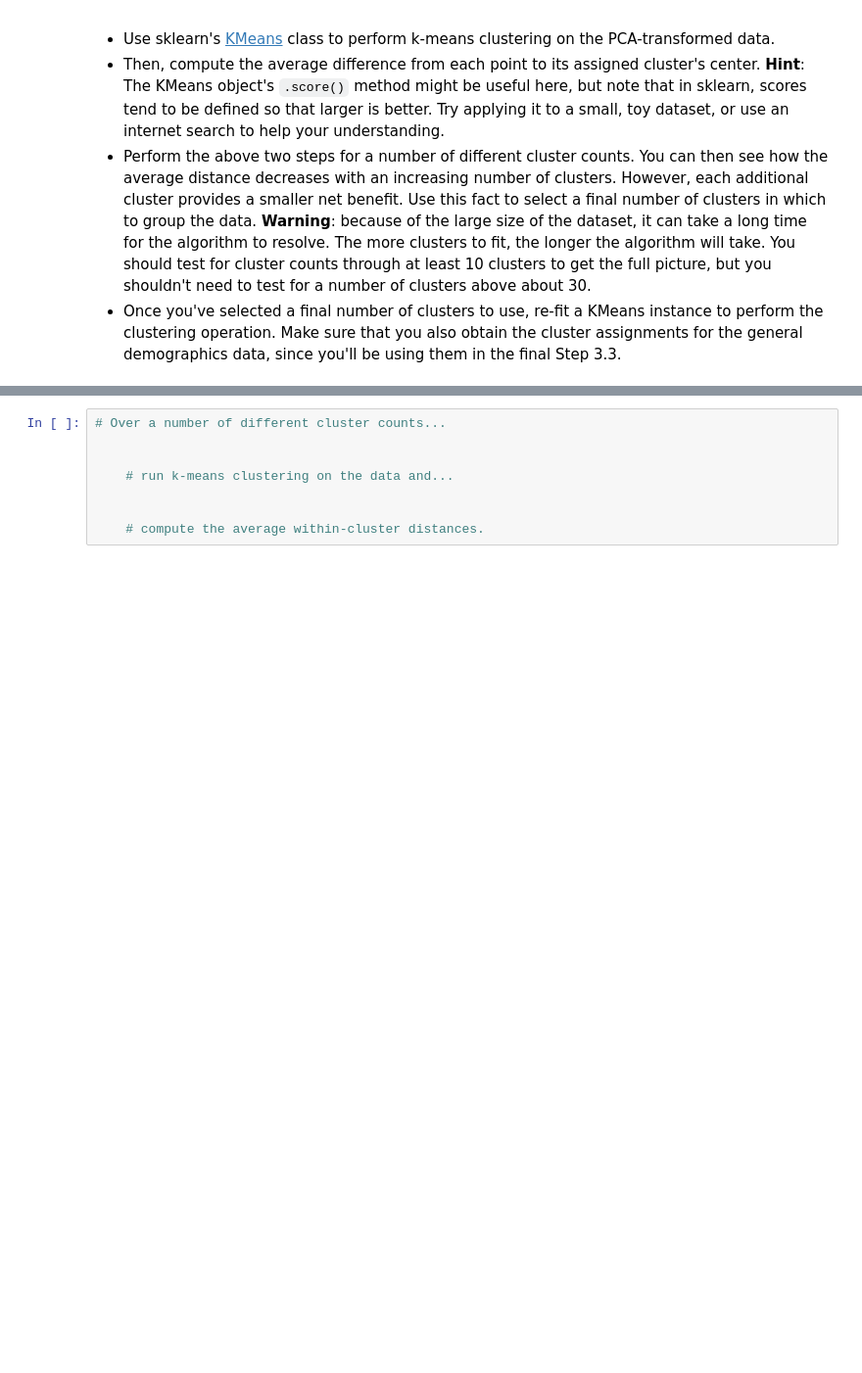
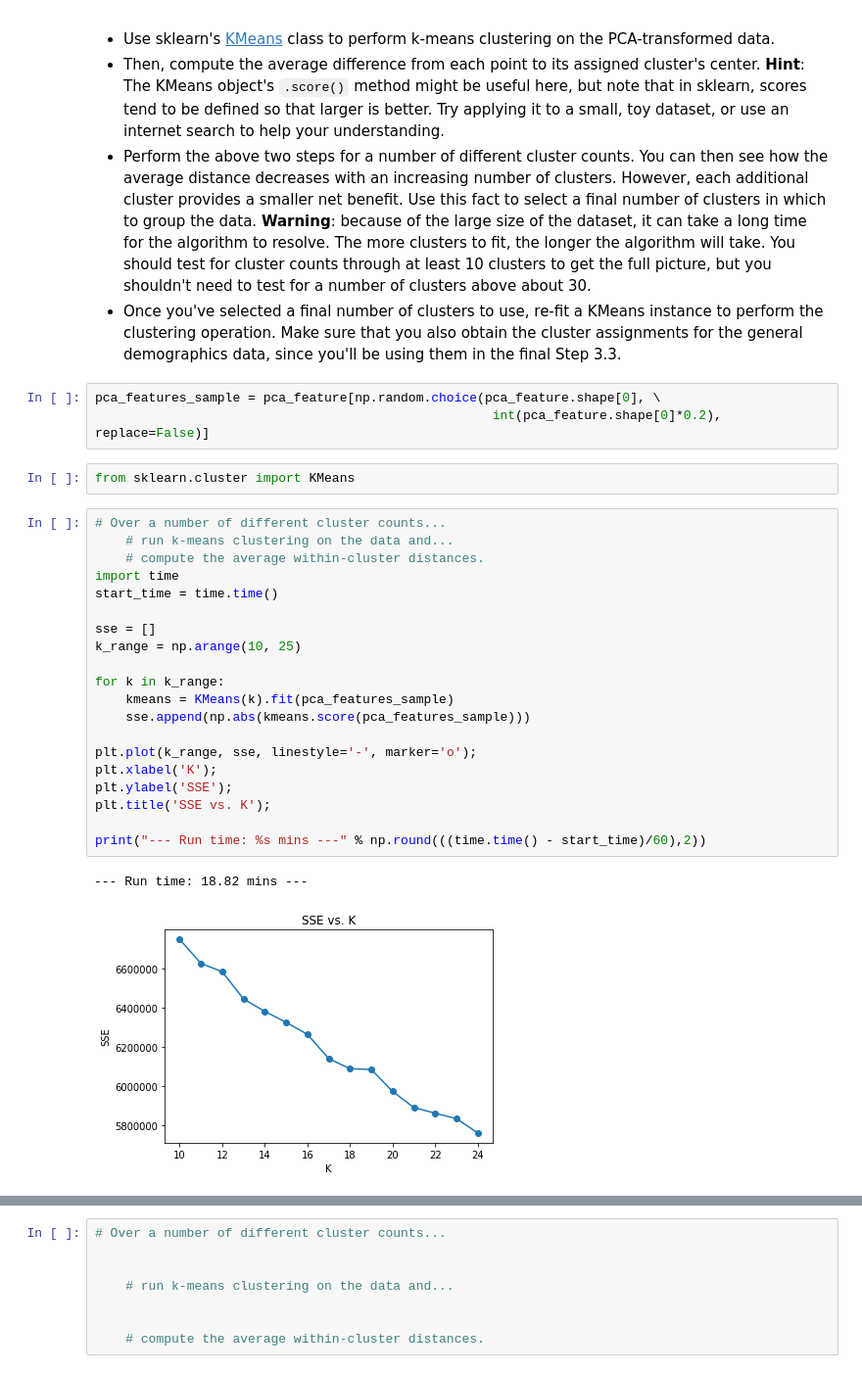
Before and after one commit to somya1212/Identifying-Customer-Segments-with-Arvato, a Jupyter notebook: Identify_Customer_Segments.ipynb, the cells around one changed output, grey strips where cells are left out. Shown at 98% size. Saved outputs shown, nothing was run; the diff lists cells and outputs as text; blank space fills up the shorter version.

```diff
--- a/Identify_Customer_Segments.ipynb
+++ b/Identify_Customer_Segments.ipynb
@@ -801,3 +932,31 @@ You've assessed and cleaned the demographics data, then scaled and transformed t
 - Then, compute the average difference from each point to its assigned cluster's center. **Hint**: The KMeans object's `.score()` method might be useful here, but note that in sklearn, scores tend to be defined so that larger is better. Try applying it to a small, toy dataset, or use an internet search to help your understanding.
 - Perform the above two steps for a number of different cluster counts. You can then see how the average distance decreases with an increasing number of clusters. However, each additional cluster provides a smaller net benefit. Use this fact to select a final number of clusters in which to group the data. **Warning**: because of the large size of the dataset, it can take a long time for the algorithm to resolve. The more clusters to fit, the longer the algorithm will take. You should test for cluster counts through at least 10 clusters to get the full picture, but you shouldn't need to test for a number of clusters above about 30.
 - Once you've selected a final number of clusters to use, re-fit a KMeans instance to perform the clustering operation. Make sure that you also obtain the cluster assignments for the general demographics data, since you'll be using them in the final Step 3.3.
+# %%
+pca_features_sample = pca_feature[np.random.choice(pca_feature.shape[0], \
+                                                    int(pca_feature.shape[0]*0.2), replace=False)]
+# %%
+from sklearn.cluster import KMeans
+# %%
+# Over a number of different cluster counts...
+    # run k-means clustering on the data and...
+    # compute the average within-cluster distances.
+import time
+start_time = time.time()
+
+sse = []
+k_range = np.arange(10, 25)
+
+for k in k_range:
+    kmeans = KMeans(k).fit(pca_features_sample)
+    sse.append(np.abs(kmeans.score(pca_features_sample)))
+
+plt.plot(k_range, sse, linestyle='-', marker='o');
+plt.xlabel('K');
+plt.ylabel('SSE');
+plt.title('SSE vs. K');
+
+print("--- Run time: %s mins ---" % np.round(((time.time() - start_time)/60),2))
+# %% [output]
+--- Run time: 18.82 mins ---
+[figure, added]
```
Also changed, not shown: parts of 29 cells of this notebook.
